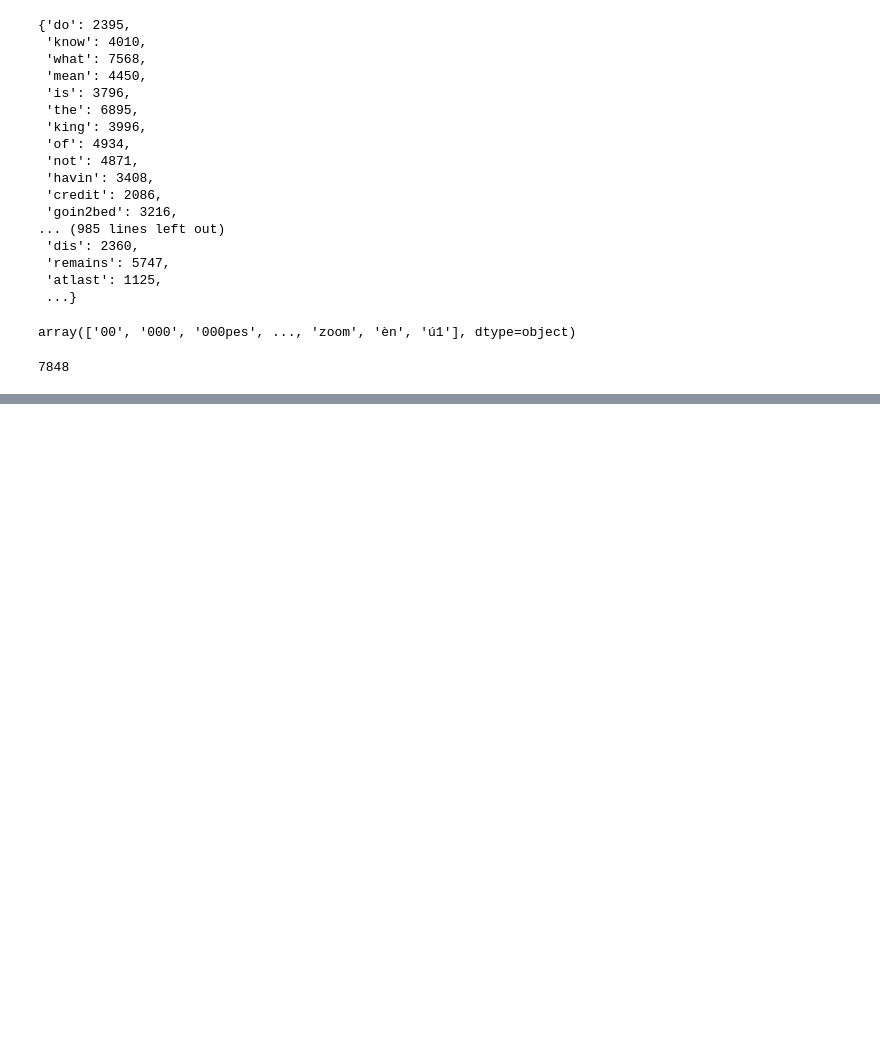
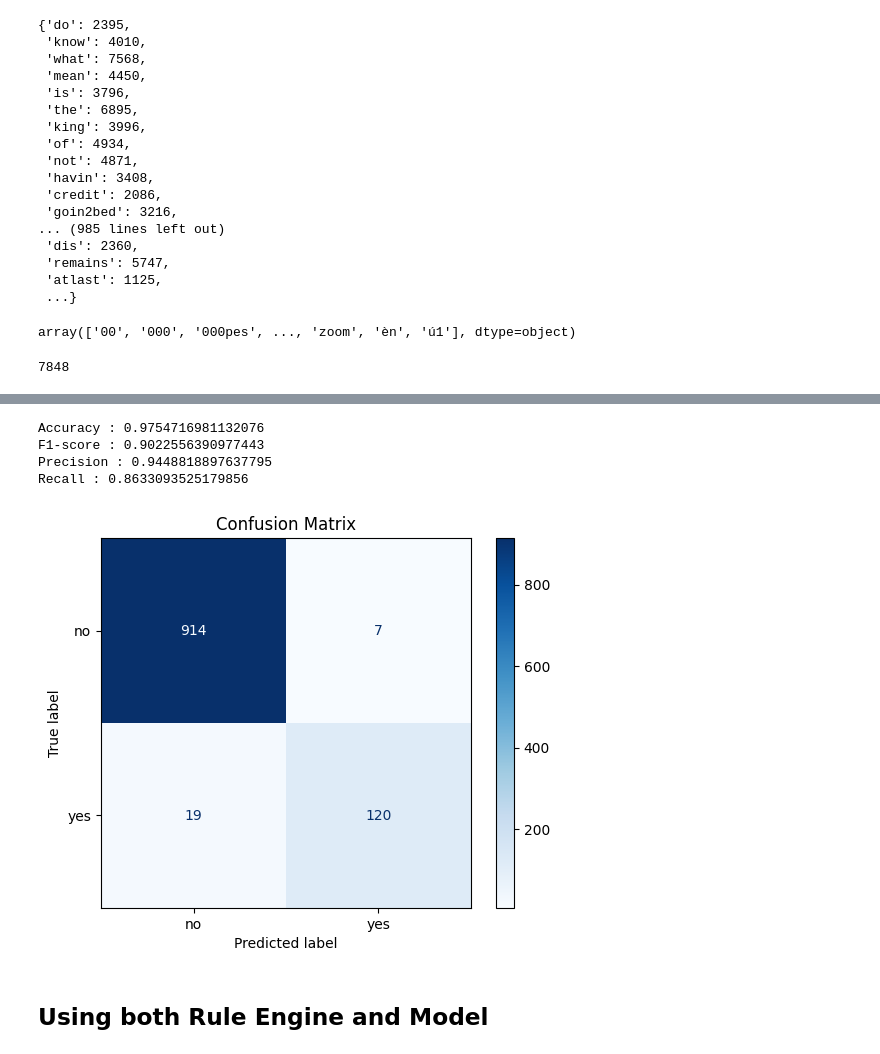
Before and after one commit to SheshamJoseph/Hybrid_SE_system, a Jupyter notebook: cse_detection.ipynb, the cells around one changed output, grey strips where cells are left out. Cells and saved outputs as stored; diff of their text form; code cells hidden in the pictures; blank space fills up the shorter version.

Commit message:
evaluated rnn model

```diff
--- a/cse_detection.ipynb
+++ b/cse_detection.ipynb
@@ -829,0 +830,5 @@ plt.show()
+# %%
+# Making predictionsand evaluating model
+y_pred_probs = model.predict(X_test_padded)
+y_pred = y_pred_probs.argmax(axis=1)
+y_pred = pd.Series(y_pred).map({0: 'no', 1: 'yes'})
@@ -829,0 +837,21 @@ plt.show()
+# %%
+print(f"Accuracy : {accuracy_score(y_test, y_pred)}")
+print(f"F1-score : {f1_score(y_test, y_pred, pos_label='yes')}")
+print(f"Precision : {precision_score(y_test, y_pred, pos_label='yes')}")
+print(f"Recall : {recall_score(y_test, y_pred, pos_label='yes')}")
+# %% [output]
+Accuracy : 0.9754716981132076
+F1-score : 0.9022556390977443
+Precision : 0.9448818897637795
+Recall : 0.8633093525179856
+# %%
+matrix = confusion_matrix(y_test, y_pred, labels=['no', 'yes'])
+
+# Plot the confusion matrix
+disp = ConfusionMatrixDisplay(confusion_matrix=matrix, display_labels=['no', 'yes'])
+disp.plot(cmap='Blues')
+plt.title("Confusion Matrix")
+plt.savefig('images/rnn_confussion_matrix.png')
+plt.show()
+# %% [output]
+[figure, added]
@@ -829,0 +861,2 @@ plt.show()
+# %% [markdown]
+## Using both Rule Engine and Model
```
Also changed, not shown: parts of 7 cells of this notebook.
